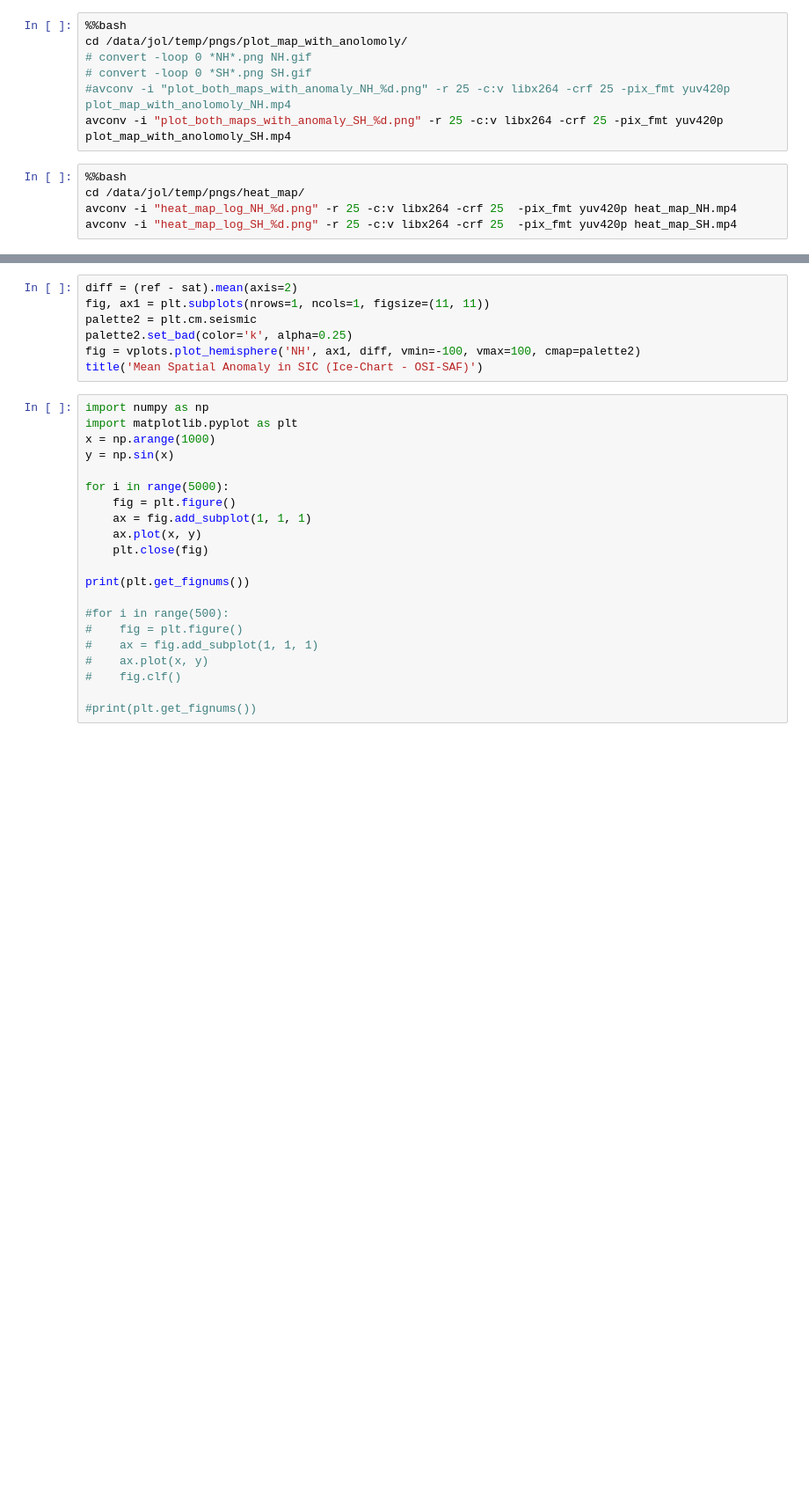
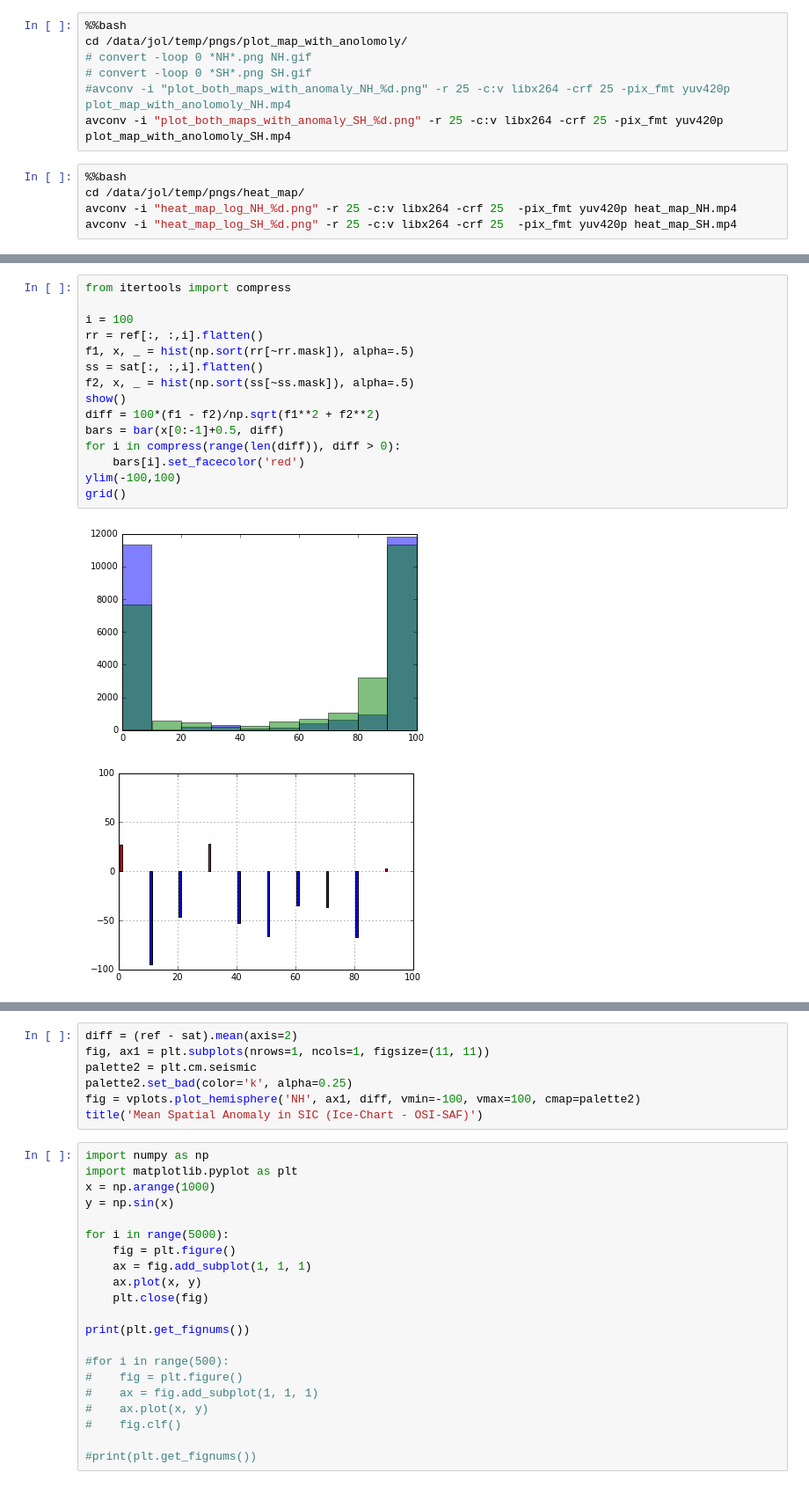
Before and after one commit to OSI-SAF-tools/validation_viewer, a Jupyter notebook: notebook/plots_analysis.ipynb, the cells around one changed output, grey strips where cells are left out. Shown at 88% size. Cells and saved outputs as stored; diff of their text form; blank space fills up the shorter version.

```diff
--- a/notebook/plots_analysis.ipynb
+++ b/notebook/plots_analysis.ipynb
@@ -117,0 +122,18 @@ ref, sat = vplots.get_ref_sat('all')
+# %%
+from itertools import compress
+
+i = 100
+rr = ref[:, :,i].flatten()
+f1, x, _ = hist(np.sort(rr[~rr.mask]), alpha=.5)
+ss = sat[:, :,i].flatten()
+f2, x, _ = hist(np.sort(ss[~ss.mask]), alpha=.5)
+show()
+diff = 100*(f1 - f2)/np.sqrt(f1**2 + f2**2)
+bars = bar(x[0:-1]+0.5, diff)
+for i in compress(range(len(diff)), diff > 0):
+    bars[i].set_facecolor('red')
+ylim(-100,100)
+grid()
+# %% [output]
+[figure, added]
+[figure, added]
```
Also changed, not shown: parts of 10 cells of this notebook, 3 other files.
